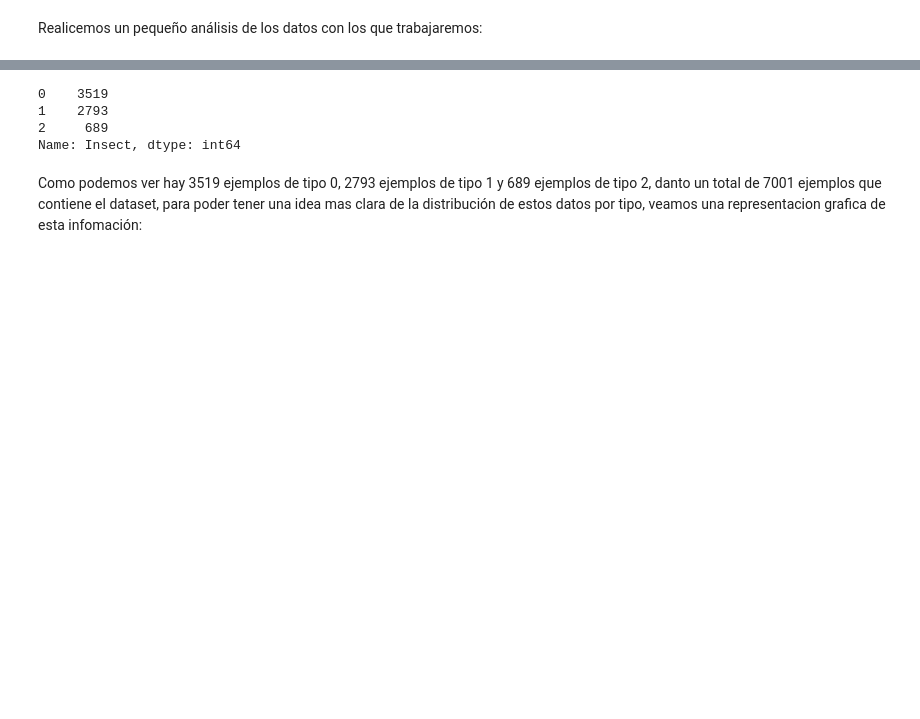
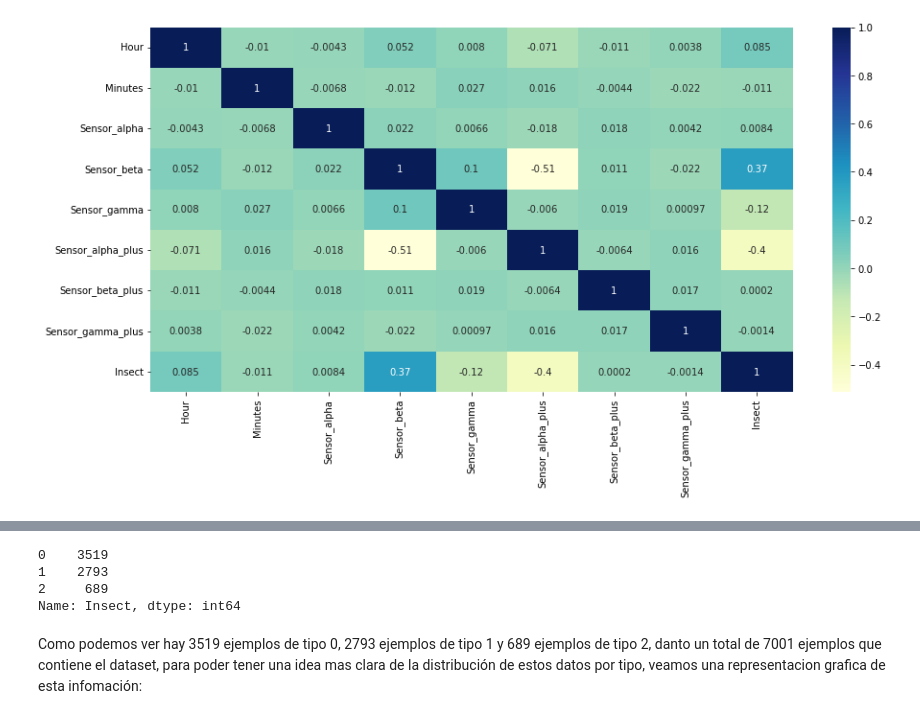
Before and after one commit to Lizzy-Mejia/Classification_insects, a Jupyter notebook: reto1.ipynb, the cells around one changed output, grey strips where cells are left out. Drawn from its saved outputs; the diff is of its cells as text; code cells hidden in the pictures; blank space fills up the shorter version.

```diff
--- a/reto1.ipynb
+++ b/reto1.ipynb
@@ -46,2 +130,9 @@ dg
-# %% [markdown]
-Realicemos un pequeño análisis de los datos con los que trabajaremos:
+# %%
+# Validamos correlaciones
+correlation = df.corr()
+fig = plt.figure (figsize = (15,7))
+ax = fig.add_subplot(111)
+df.plot = sns.heatmap(correlation, cmap="YlGnBu", annot=True)
+plt.show()
+# %% [output]
+[figure, added]
```
Also changed, not shown: parts of 77 cells of this notebook, 1 other file.
